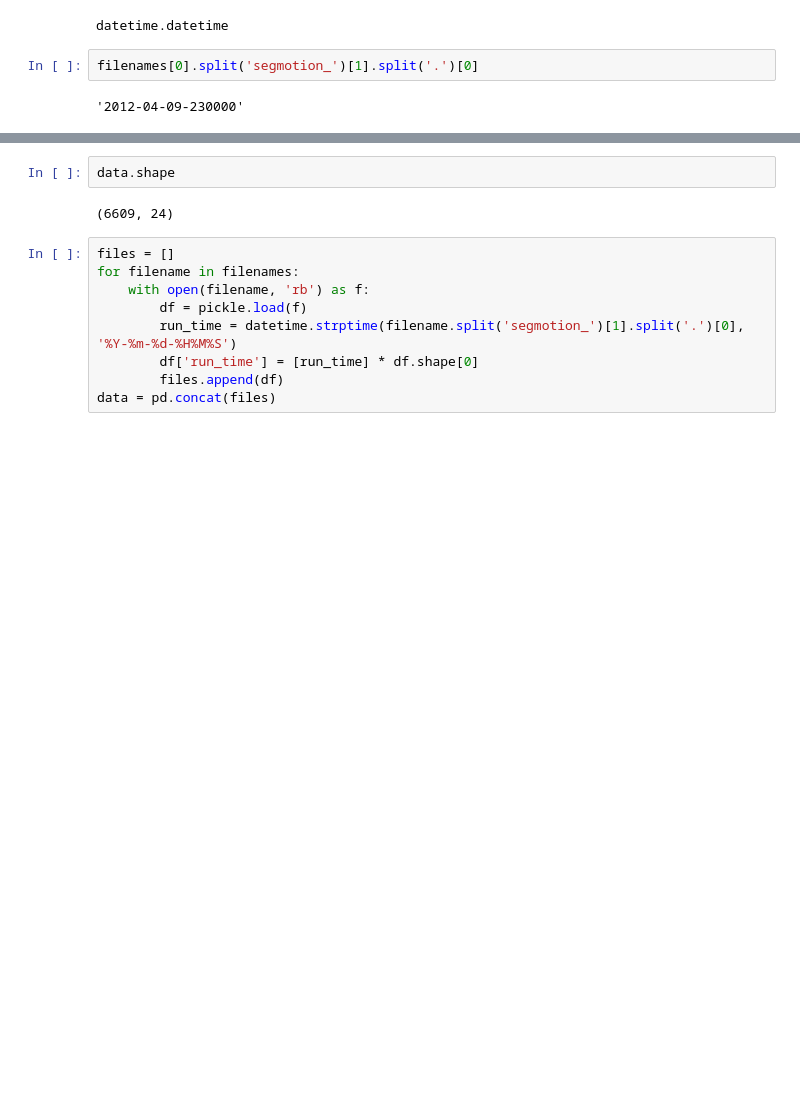
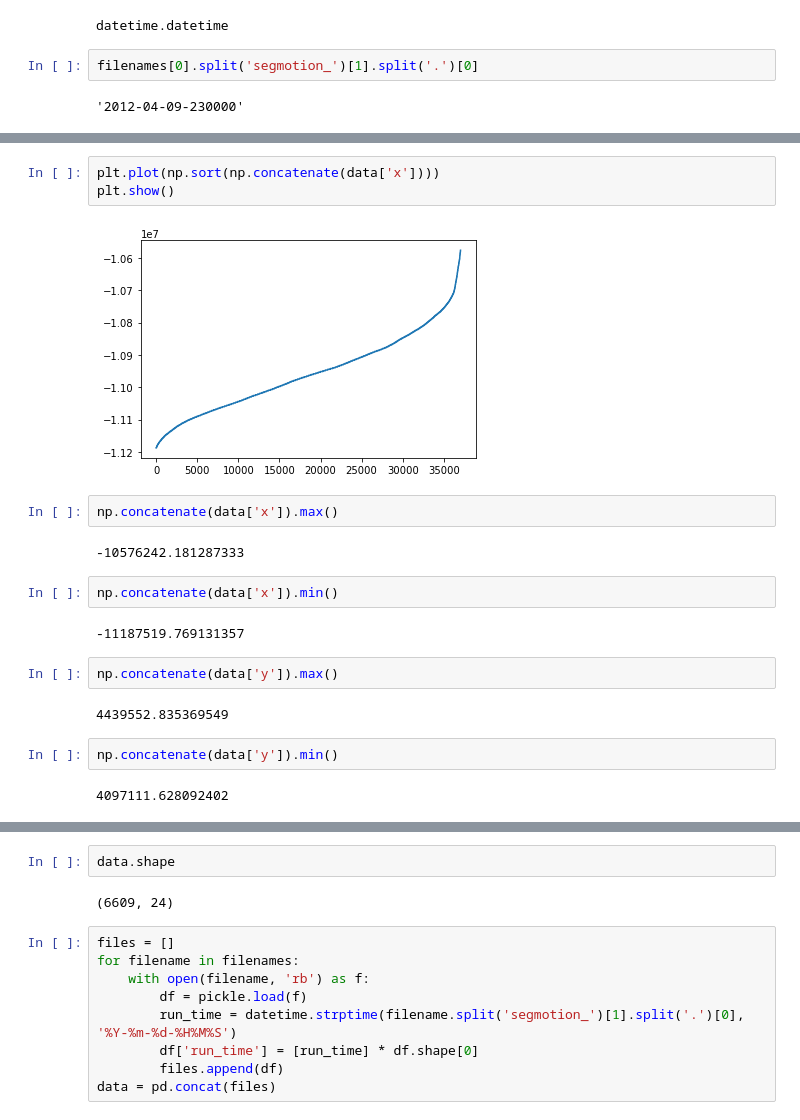
Before and after one commit to ai2es/tornado_jtti, a Jupyter notebook: viz/bokeh_data_load.ipynb, the cells around one changed output, grey strips where cells are left out. Cells and saved outputs as stored; diff of their text form; blank space fills up the shorter version.

```diff
--- a/viz/bokeh_data_load.ipynb
+++ b/viz/bokeh_data_load.ipynb
@@ -518,0 +546,21 @@ data
+# %%
+plt.plot(np.sort(np.concatenate(data['x'])))
+plt.show()
+# %% [output]
+[figure, added]
+# %%
+np.concatenate(data['x']).max()
+# %% [output]
+-10576242.181287333
+# %%
+np.concatenate(data['x']).min()
+# %% [output]
+-11187519.769131357
+# %%
+np.concatenate(data['y']).max()
+# %% [output]
+4439552.835369549
+# %%
+np.concatenate(data['y']).min()
+# %% [output]
+4097111.628092402
```
Also changed, not shown: parts of 56 cells of this notebook, 2 other files.
